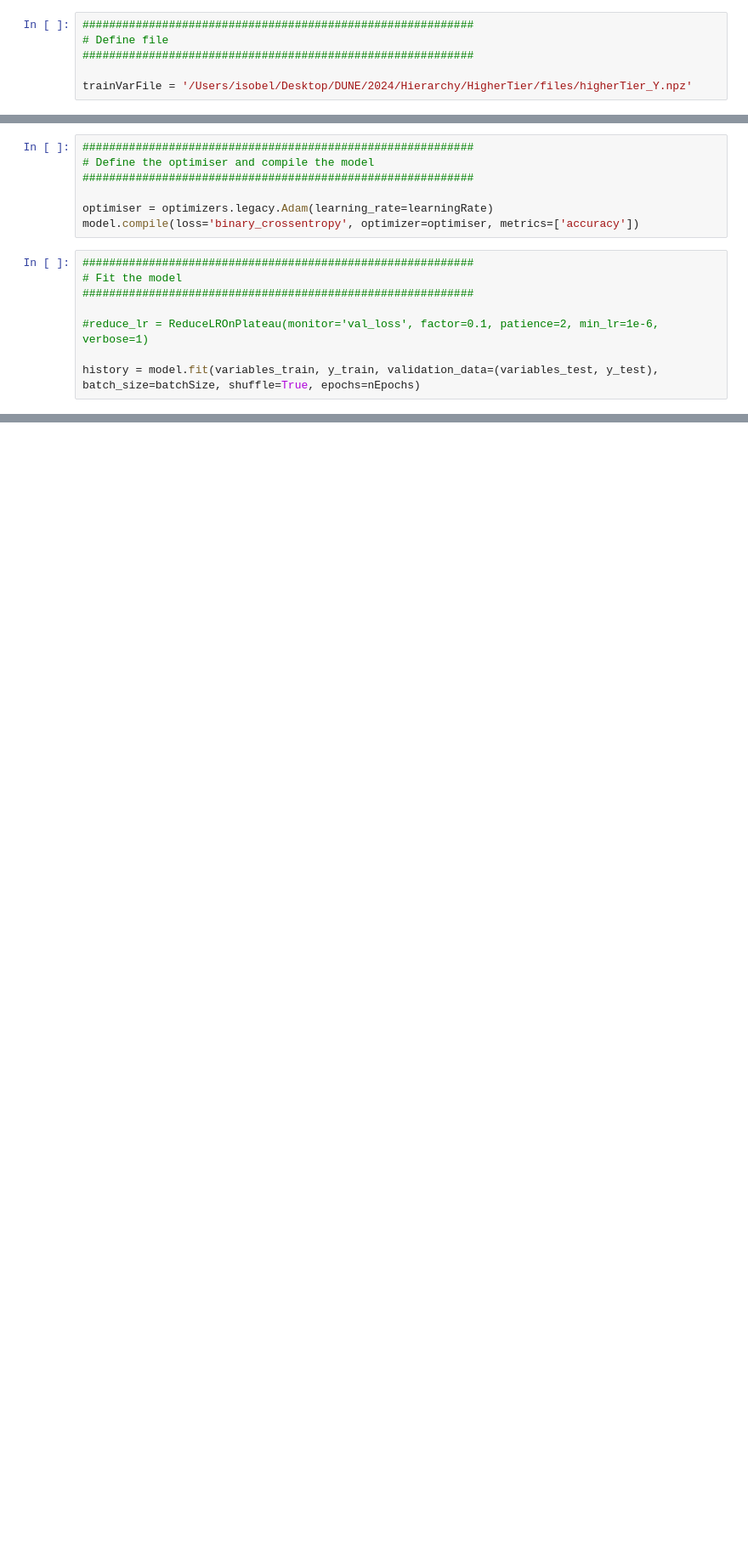
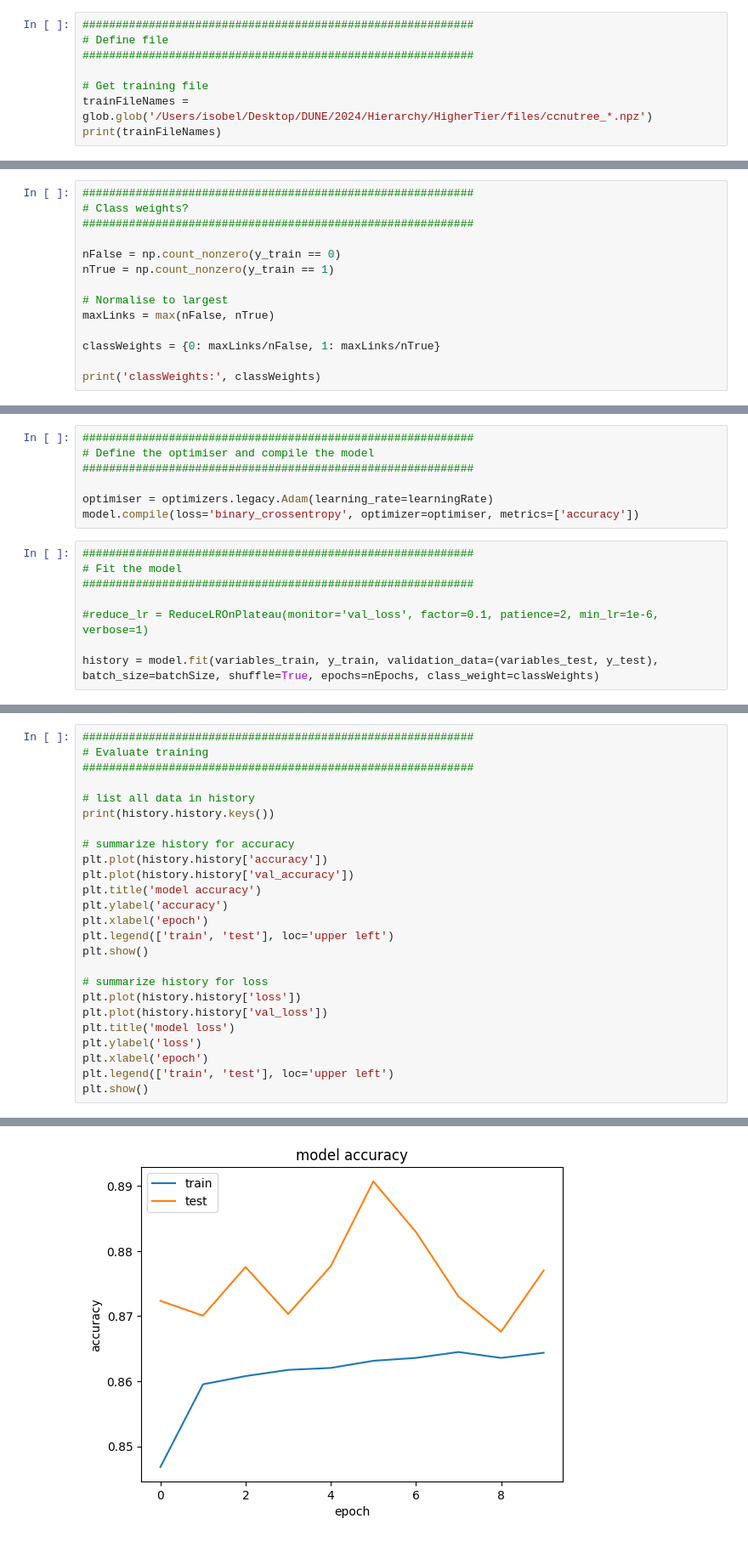
Before and after one commit to imawby/Hierarchy_GNN, a Jupyter notebook: HigherTier/TrainHigherTierModel.ipynb, the cells around one changed output, grey strips where cells are left out. Shown at 85% size. Drawn from its saved outputs; the diff is of its cells as text; blank space fills up the shorter version.

Commit message:
Adding more metrics to higher tier training

```diff
--- a/HigherTier/TrainHigherTierModel.ipynb
+++ b/HigherTier/TrainHigherTierModel.ipynb
@@ -25,4 +19,6 @@ import HigherTierModel
 # Define file
 ###########################################################
 
-trainVarFile = '/Users/isobel/Desktop/DUNE/2024/Hierarchy/HigherTier/files/higherTier_Y.npz'
+# Get training file
+trainFileNames = glob.glob('/Users/isobel/Desktop/DUNE/2024/Hierarchy/HigherTier/files/ccnutree_*.npz')
+print(trainFileNames)
@@ -67,3 +378,17 @@ y_test.shape: (24, 1)
 ###########################################################
 
 model = HigherTierModel.HigherTierModel(nVariables)
+# %%
+###########################################################
+# Class weights?
+###########################################################
+
+nFalse = np.count_nonzero(y_train == 0)
+nTrue = np.count_nonzero(y_train == 1)
+
+# Normalise to largest
+maxLinks = max(nFalse, nTrue)
+
+classWeights = {0: maxLinks/nFalse, 1: maxLinks/nTrue}
+
+print('classWeights:', classWeights)
@@ -81,6 +408,6 @@ model.compile(loss='binary_crossentropy', optimizer=optimiser, metrics=['accurac
 
 #reduce_lr = ReduceLROnPlateau(monitor='val_loss', factor=0.1, patience=2, min_lr=1e-6, verbose=1)
 
-history = model.fit(variables_train, y_train, validation_data=(variables_test, y_test), batch_size=batchSize, shuffle=True, epochs=nEpochs)
+history = model.fit(variables_train, y_train, validation_data=(variables_test, y_test), batch_size=batchSize, shuffle=True, epochs=nEpochs, class_weight=classWeights)
 # %% [output]
 Epoch 1/10
@@ -105,0 +433,26 @@ Epoch 10/10
+# %%
+###########################################################
+# Evaluate training
+###########################################################
+
+# list all data in history
+print(history.history.keys())
+
+# summarize history for accuracy
+plt.plot(history.history['accuracy'])
+plt.plot(history.history['val_accuracy'])
+plt.title('model accuracy')
+plt.ylabel('accuracy')
+plt.xlabel('epoch')
+plt.legend(['train', 'test'], loc='upper left')
+plt.show()
+
+# summarize history for loss
+plt.plot(history.history['loss'])
+plt.plot(history.history['val_loss'])
+plt.title('model loss')
+plt.ylabel('loss')
+plt.xlabel('epoch')
+plt.legend(['train', 'test'], loc='upper left')
+plt.show()
+# %% [output]
@@ -105,0 +460 @@ Epoch 10/10
+[figure, added]
```
Also changed, not shown: parts of 13 cells of this notebook, 2 other files.
